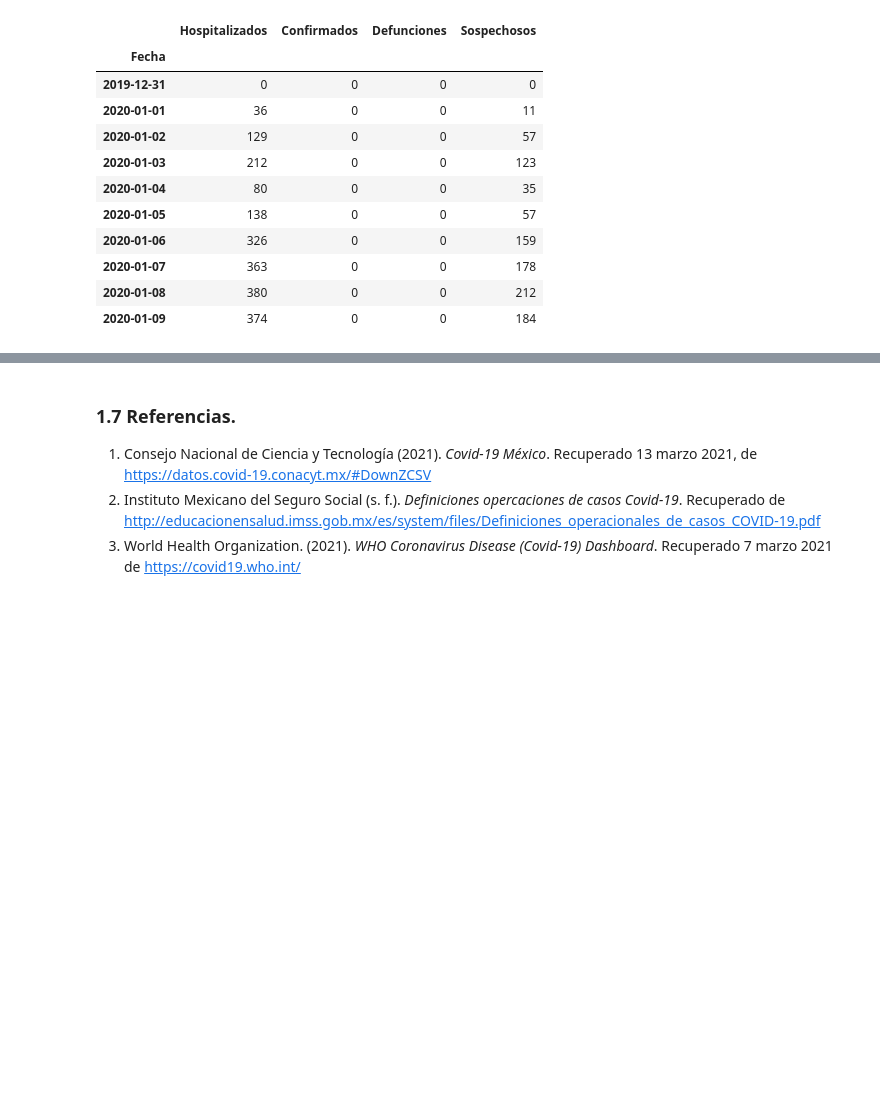
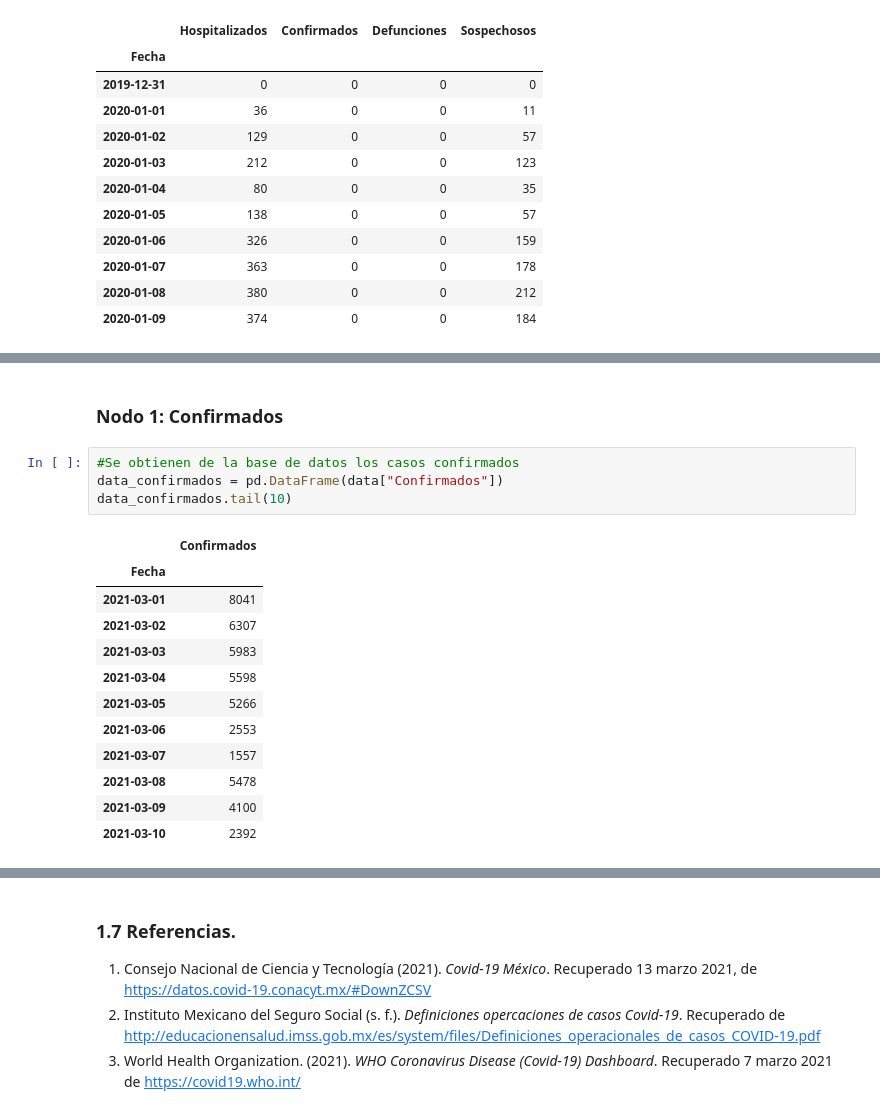
Before and after one commit to Miriam1999/proyecto_modulo1, a Jupyter notebook: ProyectoModulo1_MedellínM_OrtizM.ipynb, the cells around one changed output, grey strips where cells are left out. Drawn from its saved outputs; the diff is of its cells as text; blank space fills up the shorter version.

```diff
--- a/ProyectoModulo1_MedellínM_OrtizM.ipynb
+++ b/ProyectoModulo1_MedellínM_OrtizM.ipynb
@@ -96,0 +115,19 @@ data.head(10)
+# %% [markdown]
+### Nodo 1: Confirmados
+# %%
+#Se obtienen de la base de datos los casos confirmados
+data_confirmados = pd.DataFrame(data["Confirmados"])
+data_confirmados.tail(10)
+# %% [output]
+|  | Confirmados |
+| Fecha |  |
+| 2021-03-01 | 8041 |
+| 2021-03-02 | 6307 |
+| 2021-03-03 | 5983 |
+| 2021-03-04 | 5598 |
+| 2021-03-05 | 5266 |
+| 2021-03-06 | 2553 |
+| 2021-03-07 | 1557 |
+| 2021-03-08 | 5478 |
+| 2021-03-09 | 4100 |
+| 2021-03-10 | 2392 |
```
Also changed, not shown: parts of 12 cells of this notebook.
